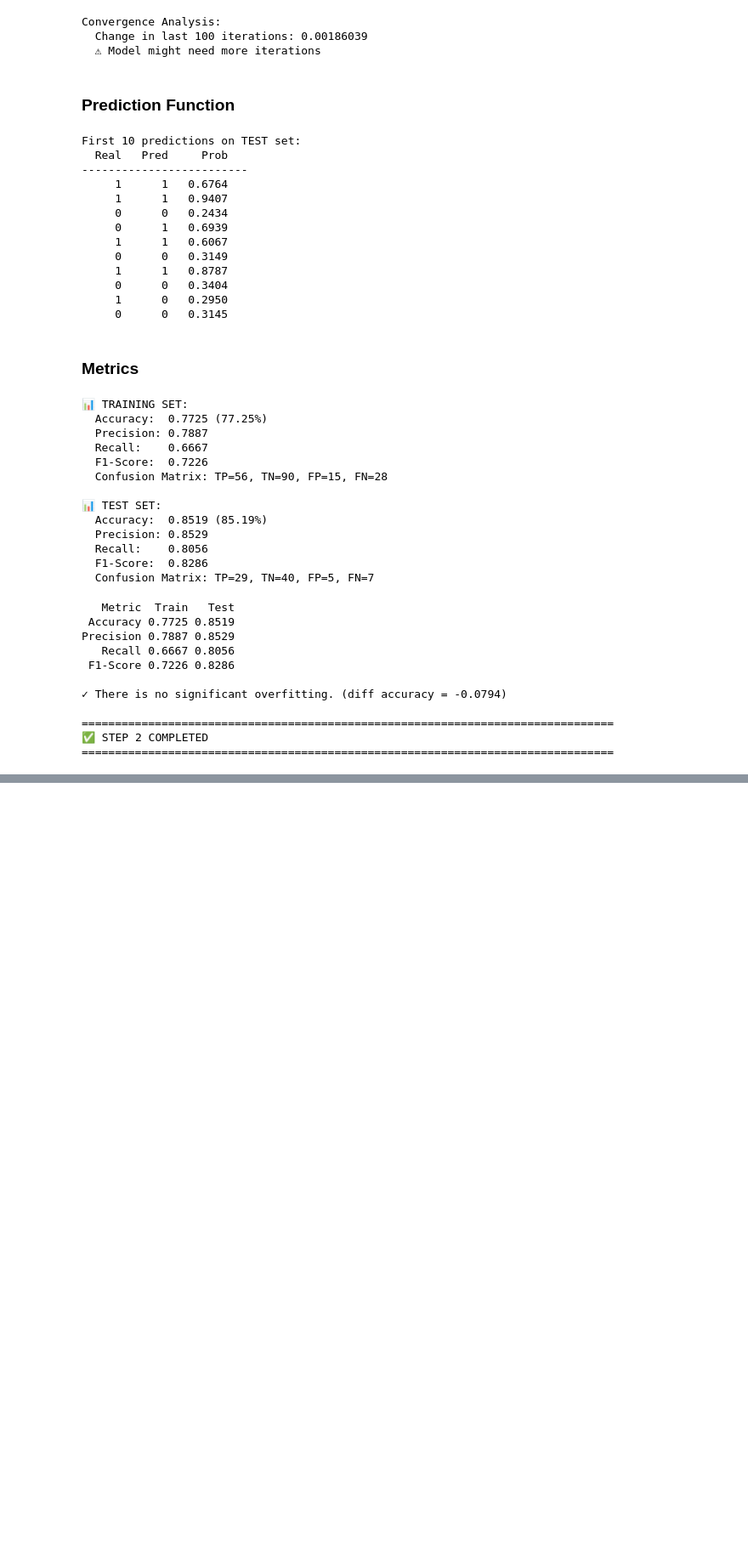
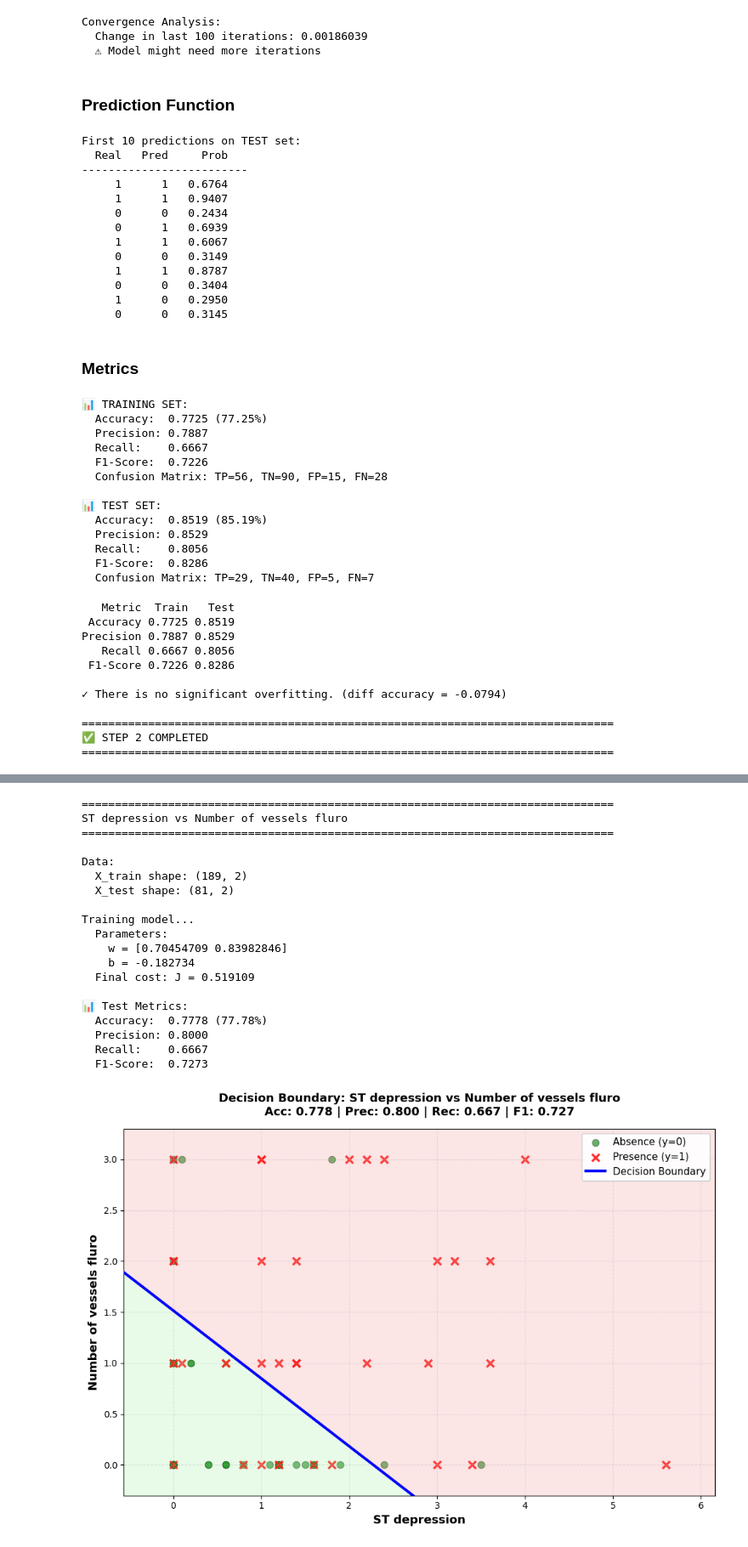
Before and after one commit to DASarria/logisticRegression-ai-infraestructure, a Jupyter notebook: Heart Disease Risk Prediction.ipynb, the cells around one changed output, grey strips where cells are left out. Shown at 85% size. Cells and saved outputs as stored; diff of their text form; code cells hidden in the pictures; blank space fills up the shorter version.

```diff
--- a/Heart Disease Risk Prediction.ipynb
+++ b/Heart Disease Risk Prediction.ipynb
@@ -789,0 +1152,70 @@ Precision 0.7887 0.8529
+# %%
+print("="*80)
+print("ST depression vs Number of vessels fluro")
+print("="*80)
+
+
+feature1, feature2 = 'ST depression', 'Number of vessels fluro'
+idx1 = feature_indices[feature1]
+idx2 = feature_indices[feature2]
+feature_indices_pair = (idx1, idx2)
+
+X_train_2d_pair3 = X_train_normalized[:, [idx1, idx2]]
+X_test_2d_pair3 = X_test_normalized[:, [idx1, idx2]]
+
+print(f"\nData:")
+print(f"  X_train shape: {X_train_2d_pair3.shape}")
+print(f"  X_test shape: {X_test_2d_pair3.shape}")
+
+
+print(f"\nTraining model...")
+w_pair3, b_pair3, J_history_pair3 = train_model_2d(
+    X_train_2d_pair3,
+    y_train,
+    alpha=0.01,
+    num_iters=1000
+)
+
+print(f"  Parameters:")
+print(f"    w = {w_pair3}")
+print(f"    b = {b_pair3:.6f}")
+print(f"  Final cost: J = {J_history_pair3[-1]:.6f}")
+
+y_test_pred_pair3, _ = predict(w_pair3, b_pair3, X_test_2d_pair3)
+metrics_pair3 = compute_metrics(y_test, y_test_pred_pair3)
+
+print(f"\n📊 Test Metrics:")
+print(f"  Accuracy:  {metrics_pair3['Accuracy']:.4f} ({metrics_pair3['Accuracy']*100:.2f}%)")
+print(f"  Precision: {metrics_pair3['Precision']:.4f}")
+print(f"  Recall:    {metrics_pair3['Recall']:.4f}")
+print(f"  F1-Score:  {metrics_pair3['F1-Score']:.4f}")
+
+plot_decision_boundary_2d(
+    w_pair3, b_pair3,
+    X_test_2d_pair3, y_test,
+    (feature1, feature2),
+    feature_indices_pair,
+    mean_train, std_train,
+    metrics_pair3
+)
+# %% [output]
+================================================================================
+ST depression vs Number of vessels fluro
+================================================================================
+
+Data:
+  X_train shape: (189, 2)
+  X_test shape: (81, 2)
+
+Training model...
+  Parameters:
+    w = [0.70454709 0.83982846]
+    b = -0.182734
+  Final cost: J = 0.519109
+
+📊 Test Metrics:
+  Accuracy:  0.7778 (77.78%)
+  Precision: 0.8000
+  Recall:    0.6667
+  F1-Score:  0.7273
+[figure, added]
```
Also changed, not shown: parts of 13 cells of this notebook.
